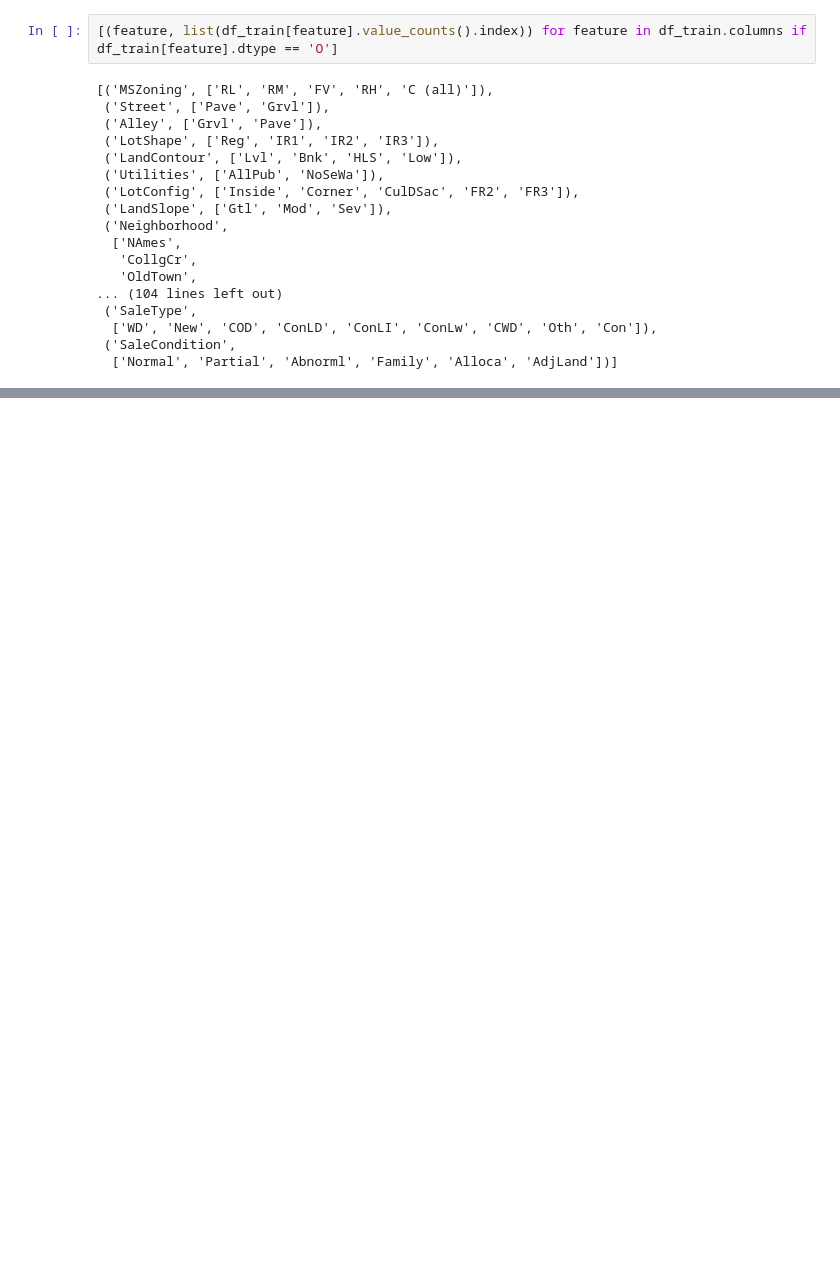
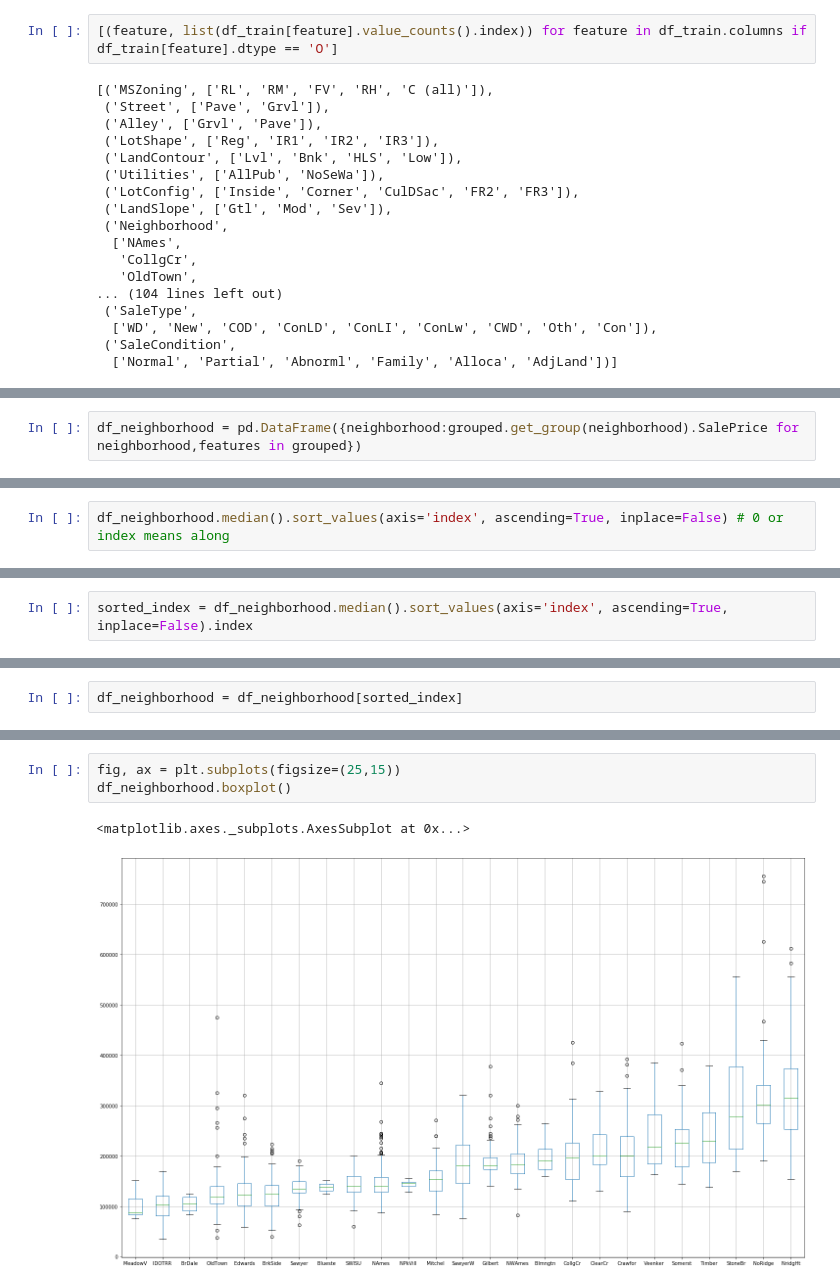
Before and after one commit to masaguaro/Data-Mining, a Jupyter notebook: house_price/rodo_proposal.ipynb, the cells around one changed output, grey strips where cells are left out. Drawn from its saved outputs; the diff is of its cells as text; blank space fills up the shorter version.

```diff
--- a/house_price/rodo_proposal.ipynb
+++ b/house_price/rodo_proposal.ipynb
@@ -158,0 +247,2 @@ False
+# %%
+df_neighborhood = pd.DataFrame({neighborhood:grouped.get_group(neighborhood).SalePrice for neighborhood,features in grouped})
@@ -158,0 +289,2 @@ False
+# %%
+df_neighborhood.median().sort_values(axis='index', ascending=True, inplace=False) # 0 or index means along
@@ -158,0 +309,2 @@ False
+# %%
+sorted_index = df_neighborhood.median().sort_values(axis='index', ascending=True, inplace=False).index
@@ -158,0 +319,2 @@ False
+# %%
+df_neighborhood = df_neighborhood[sorted_index]
@@ -158,0 +341,6 @@ False
+# %%
+fig, ax = plt.subplots(figsize=(25,15))
+df_neighborhood.boxplot()
+# %% [output]
+<matplotlib.axes._subplots.AxesSubplot at 0x...>
+[figure, added]
```
Also changed, not shown: parts of 29 cells of this notebook, 1 other file.
